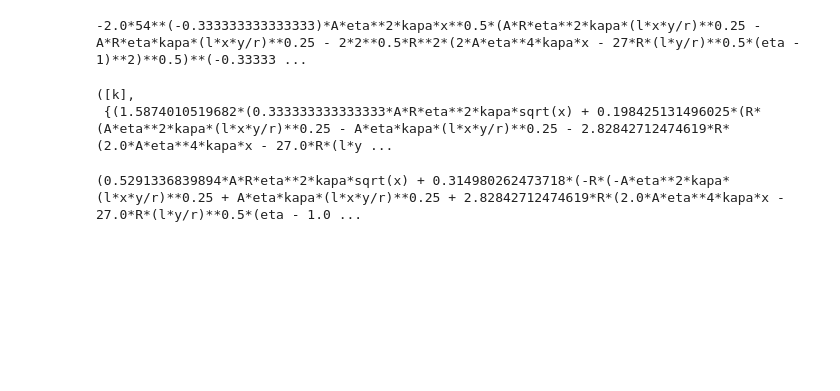
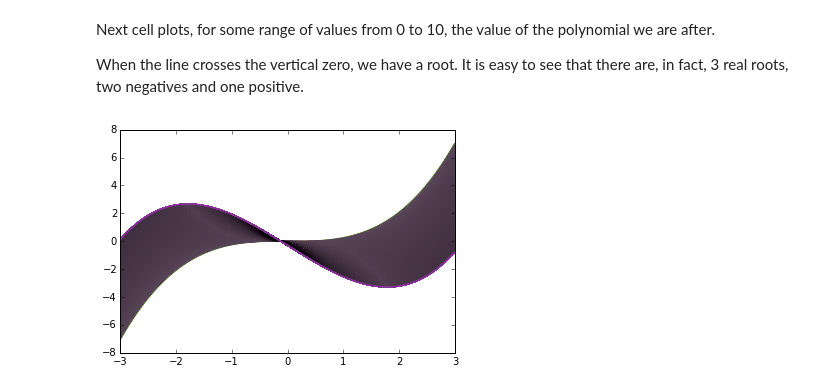
Before and after one commit to davidrpugh/assortative-matching-large-firms, a Jupyter notebook: Capital.ipynb, the cells around one changed output. Saved outputs shown, nothing was run; the diff lists cells and outputs as text; code cells hidden in the pictures; blank space fills up the shorter version.

Commit message:
Final solution for k

```diff
--- a/Capital.ipynb
+++ b/Capital.ipynb
@@ -44,17 +39,12 @@ k_star = k - (1/(3*a))*(C+((-3*a*c)/C))
-# %%
-k_star.simplify()
-# %% [output]
--2.0*54**(-0.333333333333333)*A*eta**2*kapa*x**0.5*(A*R*eta**2*kapa*(l*x*y/r)**0.25 - A*R*eta*kapa*(l*x*y/r)**0.25 - 2*2**0.5*R**2*(2*A*eta**4*kapa*x - 27*R*(l*y/r)**0.5*(eta - 1)**2)**0.5)**(-0.33333 ...
-# %%
-# Checking that there is only one solution
-solution_k = sym.solve(k_star, k, set=True)
-solution_k
-# %% [output]
-([k],
- {(1.5874010519682*(0.333333333333333*A*R*eta**2*kapa*sqrt(x) + 0.198425131496025*(R*(A*eta**2*kapa*(l*x*y/r)**0.25 - A*eta*kapa*(l*x*y/r)**0.25 - 2.82842712474619*R*(2.0*A*eta**4*kapa*x - 27.0*R*(l*y ...
-# %%
-# And this expression is solvable
-final_k = sym.solve(k_star, k)[0]
-final_k.simplify()
-# %% [output]
-(0.5291336839894*A*R*eta**2*kapa*sqrt(x) + 0.314980262473718*(-R*(-A*eta**2*kapa*(l*x*y/r)**0.25 + A*eta*kapa*(l*x*y/r)**0.25 + 2.82842712474619*R*(2.0*A*eta**4*kapa*x - 27.0*R*(l*y/r)**0.5*(eta - 1.0 ...
+# %% [markdown]
+Next cell plots, for some range of values from 0 to 10, the value of the polynomial we are after.
+
+When the line crosses the vertical zero, we have a root. It is easy to see that there are, in fact, 3 real roots, two negatives and one positive.
+# %%
+K_range = np.arange(-3.0,3.0,0.01)
+polik = sym.lambdify((k,x,y,l,r,A,kapa,eta,R),pol_k)
+plt.plot((K_range),np.zeros(len(K_range)))
+for i in np.arange(0,10,0.001):
+    plt.plot(K_range, polik(K_range,i,i,1,1,1,1,0.89,0.13099))
+# %% [output]
+[figure, added]
```
Also changed, not shown: parts of 18 cells of this notebook, 1 other file.
